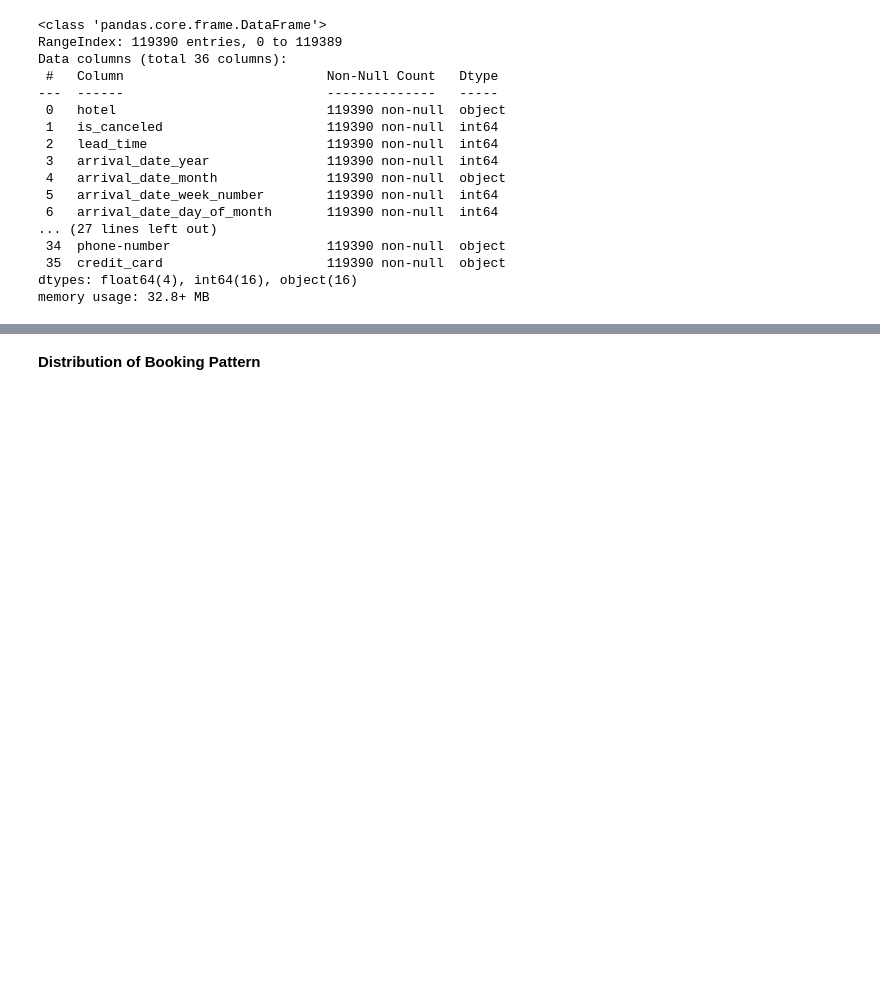
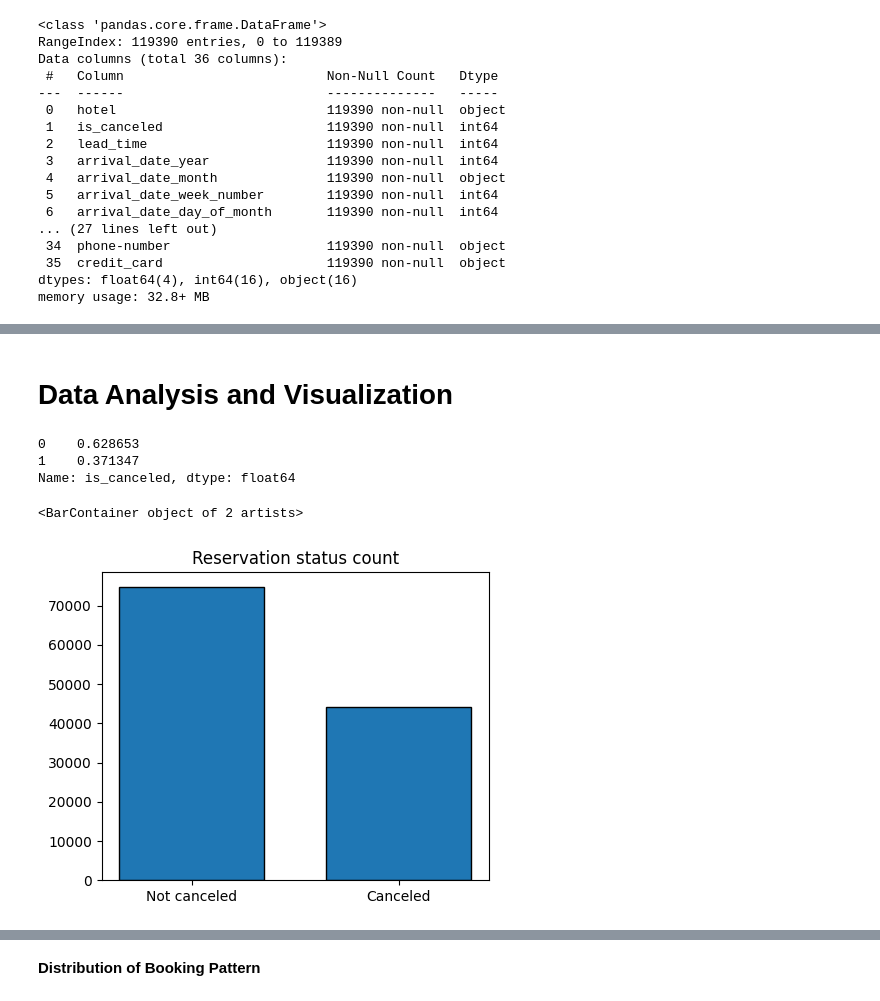
Before and after one commit to Amityadav10x/Data-Science-datasets_Practice, a Jupyter notebook: Hotel_Booking.ipynb, the cells around one changed output, grey strips where cells are left out. Drawn from its saved outputs; the diff is of its cells as text; code cells hidden in the pictures; blank space fills up the shorter version.

```diff
--- a/Hotel_Booking.ipynb
+++ b/Hotel_Booking.ipynb
@@ -71,3 +74,7 @@ Data columns (total 36 columns):
  35  credit_card                     119390 non-null  object
 dtypes: float64(4), int64(16), object(16)
 memory usage: 32.8+ MB
+# %%
+df['reservation_status_date'] = pd.to_datetime(df['reservation_status_date'])
+
+df.info()
@@ -81,0 +211,3 @@ df_filtered = df.dropna(axis=1, thresh=len(df) * 0.8)
+# %%
+df.drop(['company','agent'], axis=1, inplace=True)
+df.dropna(inplace = True)
@@ -81,0 +274,17 @@ df_filtered = df.dropna(axis=1, thresh=len(df) * 0.8)
+# %%
+df = df[df['adr']<5000]
+# %% [markdown]
+# **Data Analysis and Visualization**
+# %%
+cancelled_perc = df['is_canceled'].value_counts(normalize=True)
+print(cancelled_perc)
+
+plt.figure(figsize=(5,4))
+plt.title('Reservation status count')
+plt.bar(['Not canceled','Canceled'],df['is_canceled'].value_counts(), edgecolor = 'k', width=0.7)
+# %% [output]
+0    0.628653
+1    0.371347
+Name: is_canceled, dtype: float64
+<BarContainer object of 2 artists>
+[figure, added]
```
Also changed, not shown: parts of 27 cells of this notebook.
